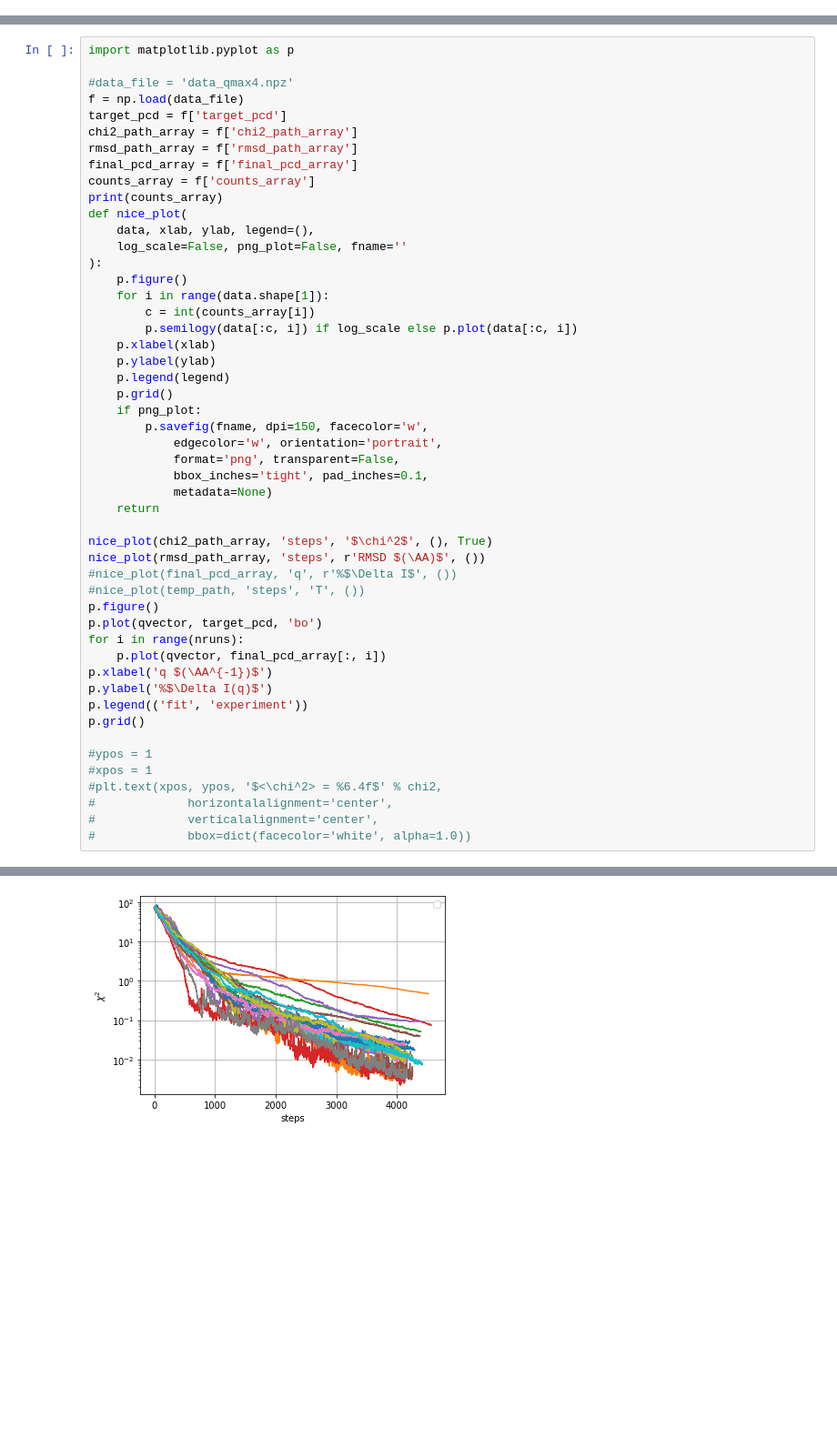
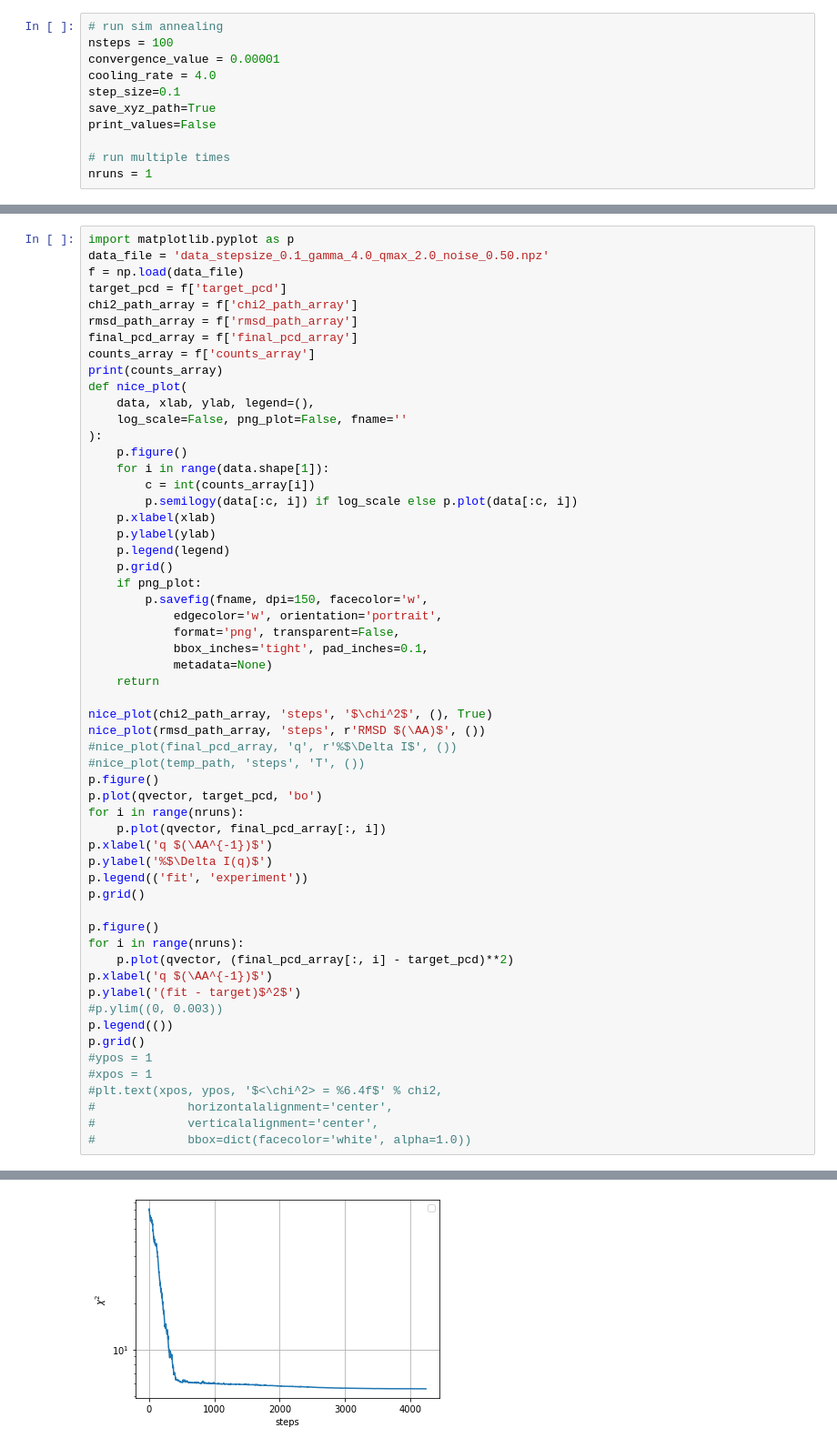
Before and after one commit to tnorthey/molecule, a Jupyter notebook: run_simulated_annealing.ipynb, the cells around one changed output, grey strips where cells are left out. Shown: that part at 91% size. Cells and saved outputs as stored; diff of their text form; blank space fills up the shorter version.

Commit message:
run sim annealing script

```diff
--- a/run_simulated_annealing.ipynb
+++ b/run_simulated_annealing.ipynb
@@ -95,0 +33,11 @@ Final chi^2 value: 0.007747
+# %%
+# run sim annealing
+nsteps = 100
+convergence_value = 0.00001
+cooling_rate = 4.0
+step_size=0.1
+save_xyz_path=True
+print_values=False
+
+# run multiple times
+nruns = 1
@@ -96,7 +90,6 @@ Final chi^2 value: 0.007747
 # %%
 import matplotlib.pyplot as p
-
-#data_file = 'data_qmax4.npz'
+data_file = 'data_stepsize_0.1_gamma_4.0_qmax_2.0_noise_0.50.npz'
 f = np.load(data_file)
 target_pcd = f['target_pcd']
 chi2_path_array = f['chi2_path_array']
@@ -137,6 +130,14 @@ p.ylabel('%$\Delta I(q)$')
 p.legend(('fit', 'experiment'))
 p.grid()
 
+p.figure()
+for i in range(nruns):
+    p.plot(qvector, (final_pcd_array[:, i] - target_pcd)**2)
+p.xlabel('q $(\AA^{-1})$')
+p.ylabel('(fit - target)$^2$')
+#p.ylim((0, 0.003))
+p.legend(())
+p.grid()
 #ypos = 1
 #xpos = 1
 #plt.text(xpos, ypos, '$<\chi^2> = %6.4f$' % chi2,
@@ -149 +149 @@ p.grid()
-[figure, old version]
+[figure, new version]
```
Also changed, not shown: parts of 4 cells of this notebook, 3 other files.
